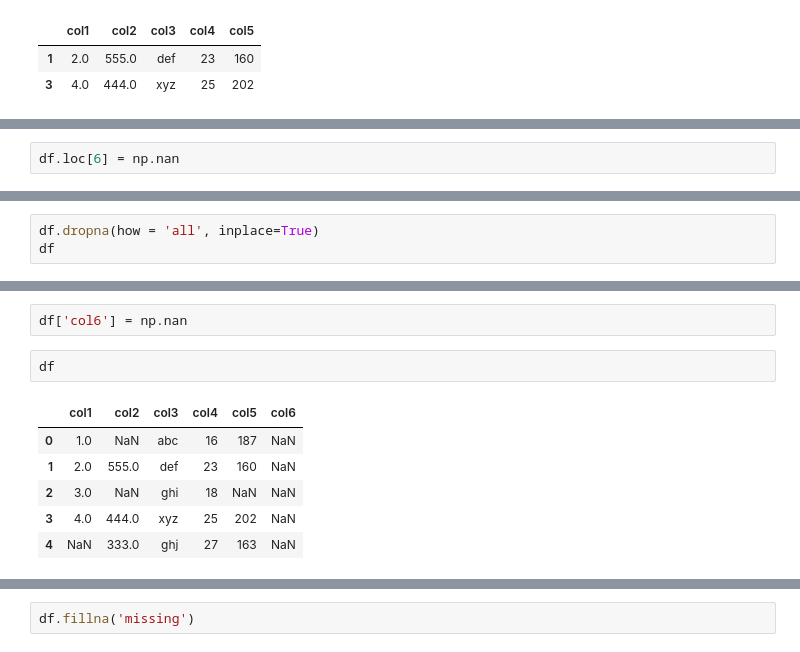
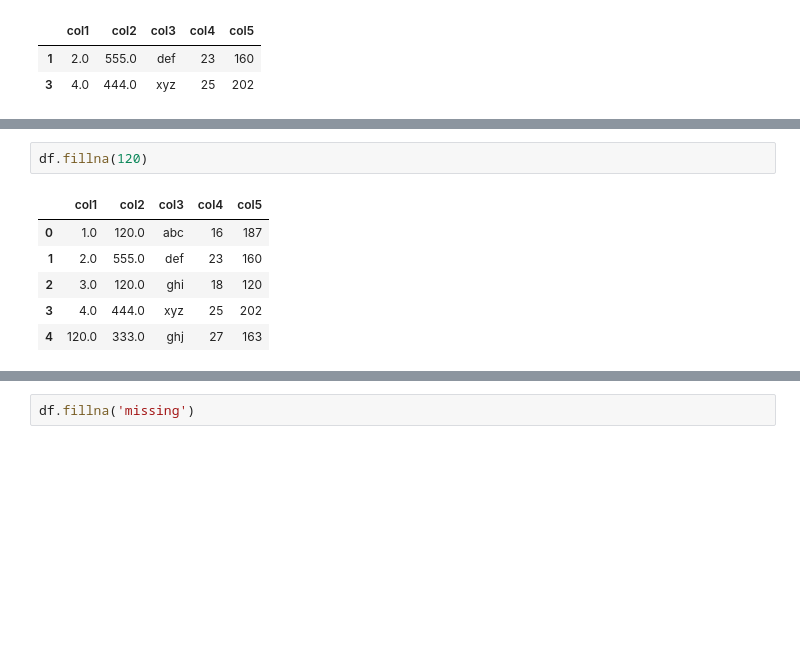
Before and after one commit to saeed-saffari/Intro-Py-for-Econ-workshop-Sum2022, a Jupyter notebook: Lectures/7. Pandas 02.ipynb, the cells around one changed output, grey strips where cells are left out. Cells and saved outputs as stored; diff of their text form; blank space fills up the shorter version.

```diff
--- a/Lectures/7. Pandas 02.ipynb
+++ b/Lectures/7. Pandas 02.ipynb
@@ -64,5 +55,3 @@ df.dropna(axis = 1)
-# %%
-df.loc[6] = np.nan
 # %%
 df
 # %% [output]
@@ -76,3 +63,0 @@ df
-# %%
-df.dropna(how = 'all', inplace=True)
-df
@@ -86,11 +64,9 @@ df
-# %%
-df['col6'] = np.nan
 # %%
-df
+df.fillna(120)
 # %% [output]
-|  | col1 | col2 | col3 | col4 | col5 | col6 |
-| 0 | 1.0 | NaN | abc | 16 | 187 | NaN |
-| 1 | 2.0 | 555.0 | def | 23 | 160 | NaN |
-| 2 | 3.0 | NaN | ghi | 18 | NaN | NaN |
-| 3 | 4.0 | 444.0 | xyz | 25 | 202 | NaN |
-| 4 | NaN | 333.0 | ghj | 27 | 163 | NaN |
+|  | col1 | col2 | col3 | col4 | col5 |
+| 0 | 1.0 | 120.0 | abc | 16 | 187 |
+| 1 | 2.0 | 555.0 | def | 23 | 160 |
+| 2 | 3.0 | 120.0 | ghi | 18 | 120 |
+| 3 | 4.0 | 444.0 | xyz | 25 | 202 |
+| 4 | 120.0 | 333.0 | ghj | 27 | 163 |
```
Also changed, not shown: parts of 68 cells of this notebook.
